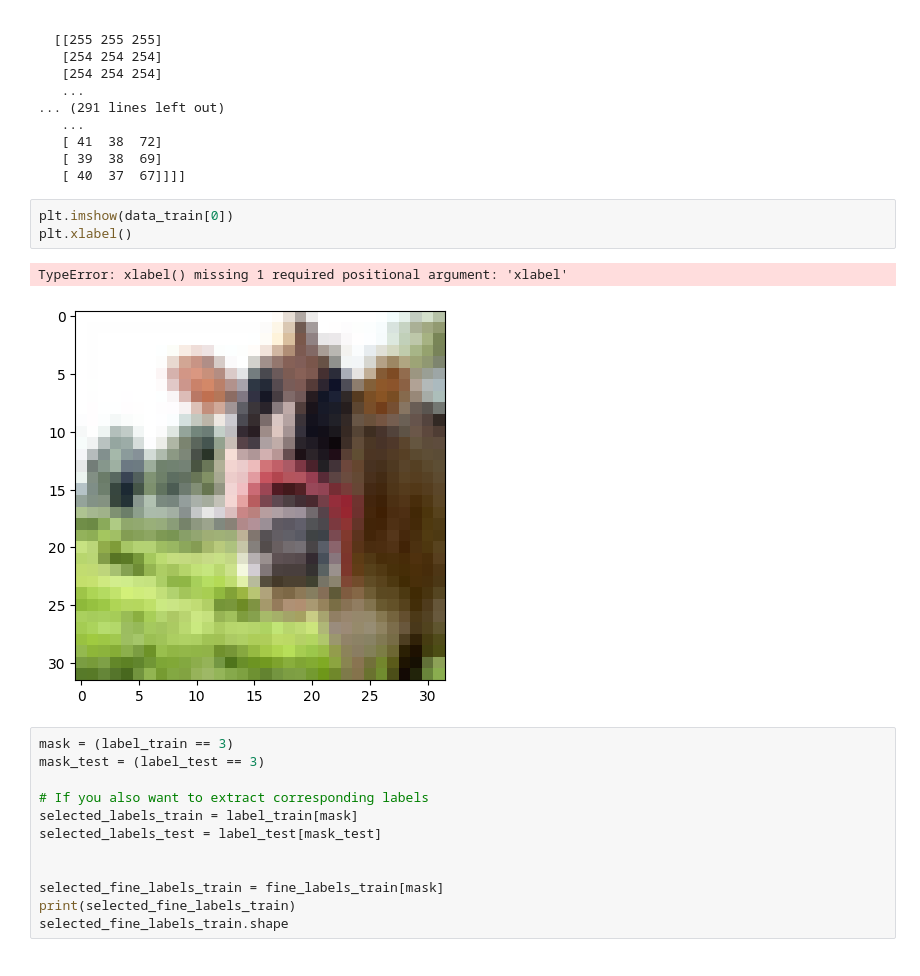
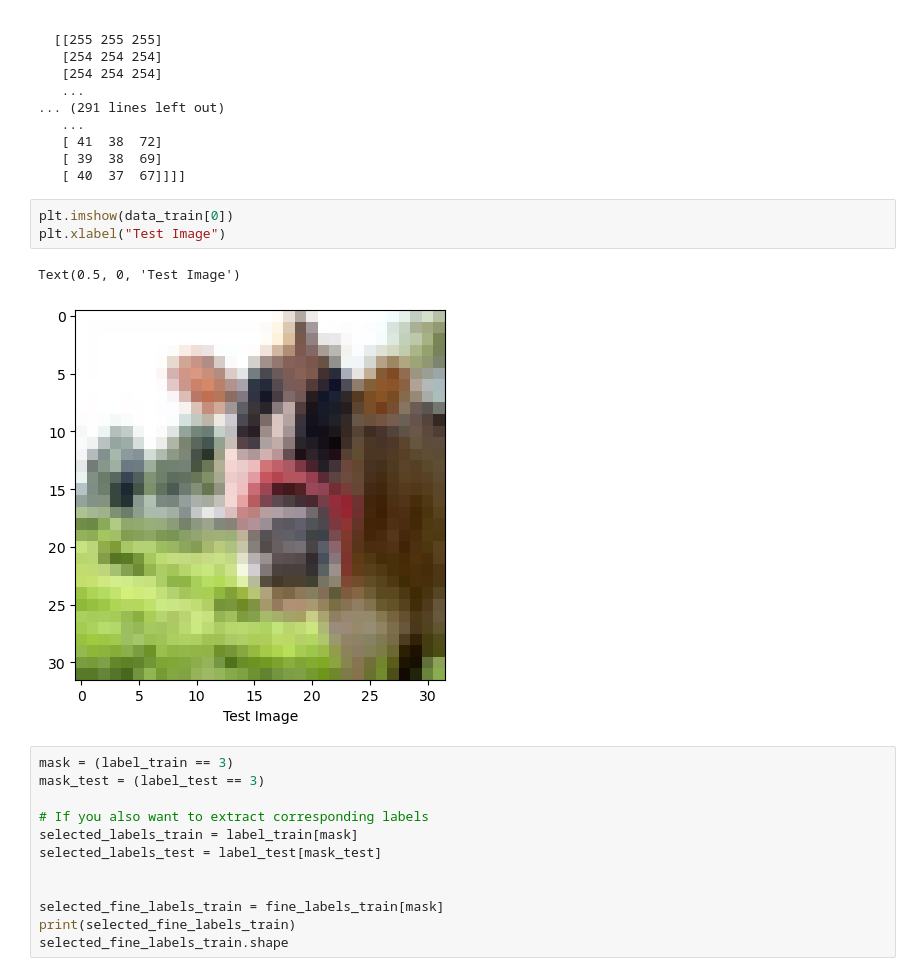
Before and after one commit to hayee291/aH6PKxkeWHMtOqnq, a Jupyter notebook: conveyorBeltNotebook.ipynb, the cells around one changed output. Saved outputs shown, nothing was run; the diff lists cells and outputs as text.

```diff
--- a/conveyorBeltNotebook.ipynb
+++ b/conveyorBeltNotebook.ipynb
@@ -101,10 +102,10 @@ print(data_train)
    [ 40  37  67]]]]
 # %%
 plt.imshow(data_train[0])
-plt.xlabel()
+plt.xlabel("Test Image")
 # %% [output]
-TypeError: xlabel() missing 1 required positional argument: 'xlabel'
+Text(0.5, 0, 'Test Image')
-[figure, old version]
+[figure, new version]
 # %%
 mask = (label_train == 3)
 mask_test = (label_test == 3)
```
Also changed, not shown: parts of 9 cells of this notebook, 3 other files.
